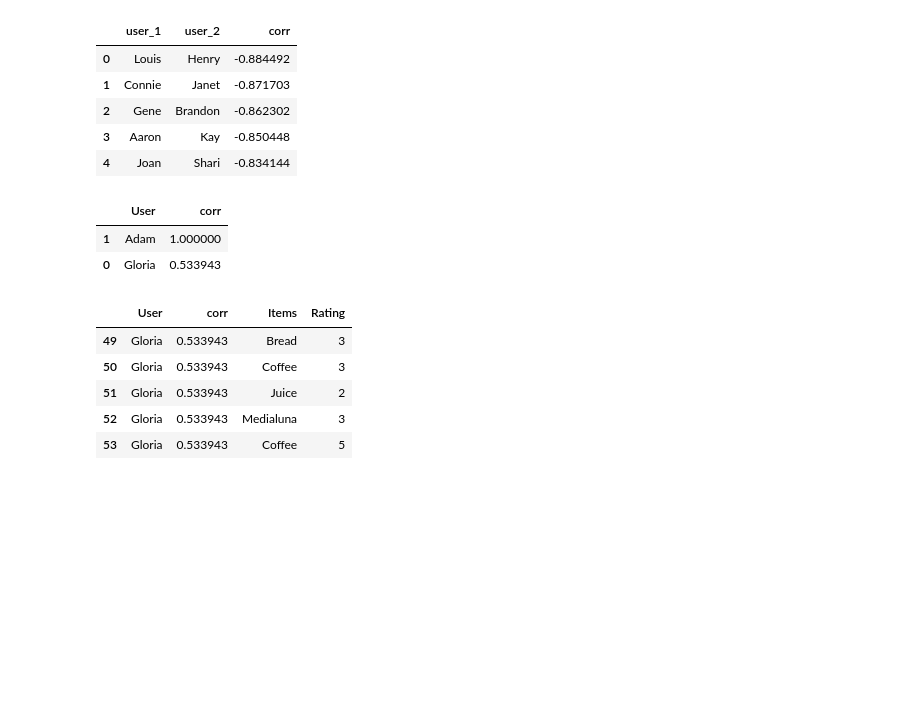
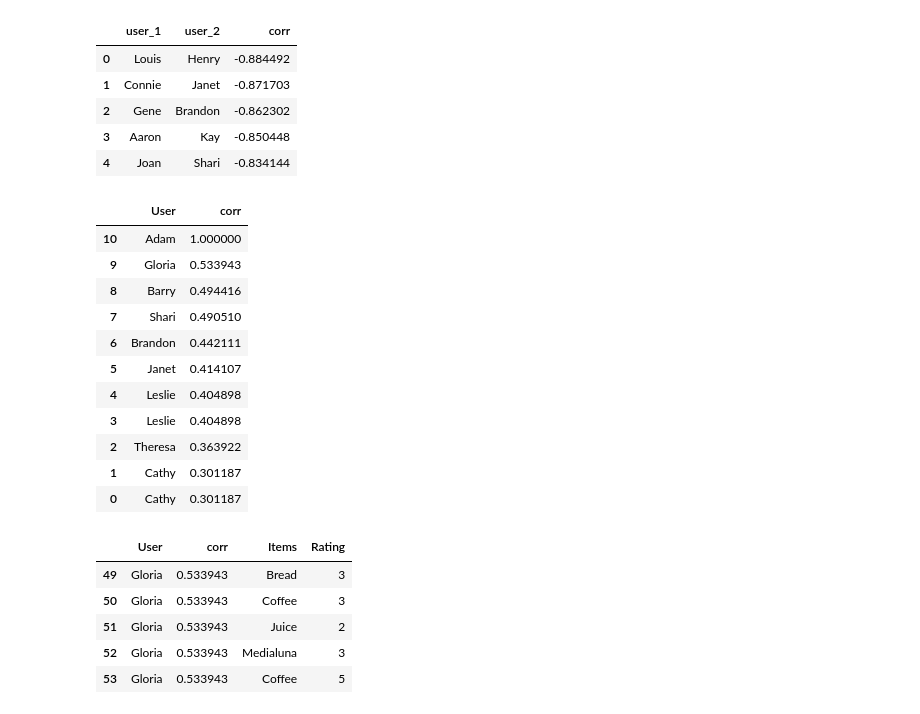
Before and after one commit to trangdo04/recommendation, a Jupyter notebook: hybrid-recommender-system.ipynb, the cells around one changed output. Saved outputs shown, nothing was run; the diff lists cells and outputs as text; code cells hidden in the pictures; blank space fills up the shorter version.

```diff
--- a/hybrid-recommender-system.ipynb
+++ b/hybrid-recommender-system.ipynb
@@ -96,5 +12,5 @@ import os
 # %%
-df = pd.read_csv("/kaggle/input/data-bakery/data.csv")
+df = pd.read_csv("data.csv")
 # %%
 df.head(5)
 # %% [output]
@@ -305,16 +235,25 @@ corr_df.head()
 | 3 | Aaron | Kay | -0.850448 |
 | 4 | Joan | Shari | -0.834144 |
 # %%
-# Users with a correlation of %65 or more with 28491 users:
-top_users = corr_df[(corr_df["user_1"] == random_user) & (corr_df["corr"] >= 0.5)][
-    ["user_2", "corr"]].reset_index(drop=True)
+# Users with a correlation of %30 or more with random user:
+top_users = corr_df[(corr_df["user_1"] == random_user) & (corr_df["corr"] >= 0.3)][
+    ["user_2", "corr"]].reset_index(drop=True) # correlation >= 40% with random user
 
-top_users = top_users.sort_values(by='corr', ascending=False)
+top_users = top_users.sort_values(by='corr', ascending=False) # corr between User and random user
 top_users.rename(columns={"user_2": "User"}, inplace=True)
-top_users.head()
+top_users
 # %% [output]
 |  | User | corr |
-| 1 | Adam | 1.000000 |
-| 0 | Gloria | 0.533943 |
+| 10 | Adam | 1.000000 |
+| 9 | Gloria | 0.533943 |
+| 8 | Barry | 0.494416 |
+| 7 | Shari | 0.490510 |
+| 6 | Brandon | 0.442111 |
+| 5 | Janet | 0.414107 |
+| 4 | Leslie | 0.404898 |
+| 3 | Leslie | 0.404898 |
+| 2 | Theresa | 0.363922 |
+| 1 | Cathy | 0.301187 |
+| 0 | Cathy | 0.301187 |
 # %%
 # let's see the ratings of users:
```
Also changed, not shown: parts of 31 cells of this notebook.
